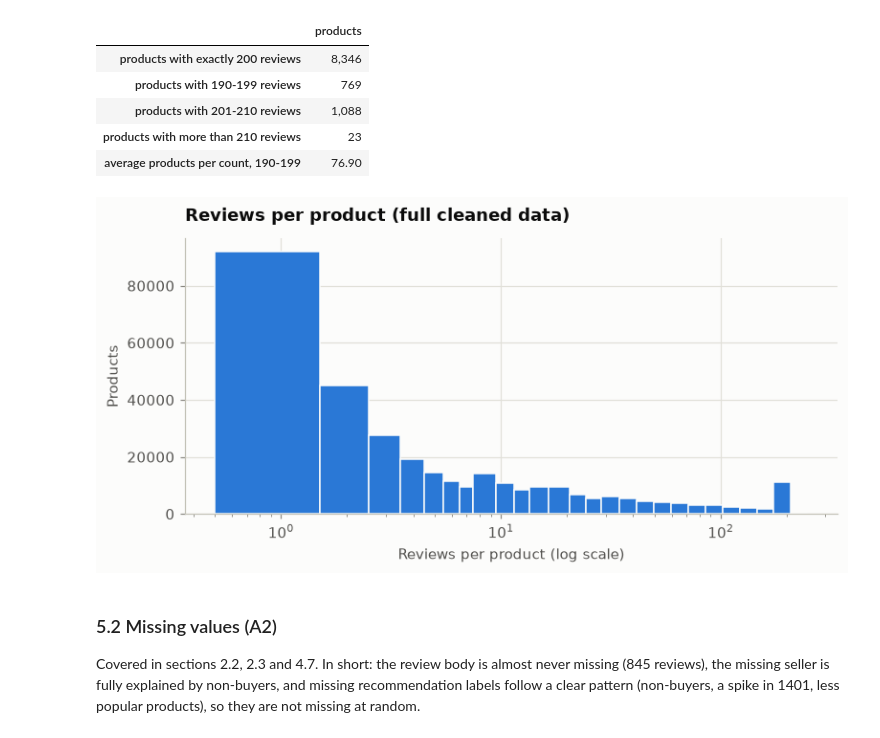
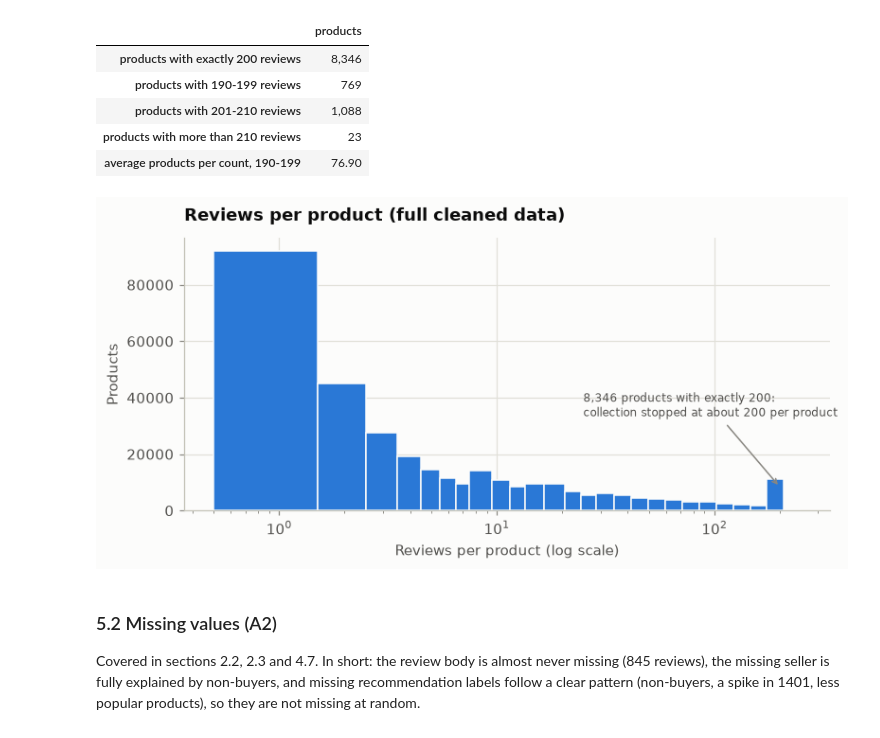
Before and after one commit to alidarviish/digikala-review-analysis, a Jupyter notebook: notebooks/01_descriptive_analysis.ipynb, the cells around one changed output. Cells and saved outputs as stored; diff of their text form; code cells hidden in the pictures.

```diff
--- a/notebooks/01_descriptive_analysis.ipynb
+++ b/notebooks/01_descriptive_analysis.ipynb
@@ -836,17 +836,26 @@ pd.Series(
 # %%
 # Bin edges sit between whole numbers, so every count of reviews falls clearly inside one bin
 edges = np.unique(np.round(np.logspace(0, np.log10(250), 32))) - 0.5
 
 fig, ax = plt.subplots(figsize=(8, 3.4))
 ax.hist(per_product, bins=edges, color=plotting.SERIES[0], edgecolor=plotting.SURFACE)
 ax.set_xscale("log")
 ax.set_xlabel("Reviews per product (log scale)")
 ax.set_ylabel("Products")
 ax.set_title("Reviews per product (full cleaned data)")
+capped = int((per_product == 200).sum())
+ax.annotate(
+    f"{capped:,} products with exactly 200:\ncollection stopped at about 200 per product",
+    xy=(200, capped),
+    xytext=(25, capped * 4),
+    fontsize=8,
+    color=plotting.INK_SECONDARY,
+    arrowprops={"arrowstyle": "->", "color": plotting.MUTED},
+)
 plotting.save(fig, "reviews_per_product")
 plt.show()
 # %% [output]
-[figure, old version]
+[figure, new version]
 # %% [markdown]
 ### 5.2 Missing values (A2)
 
```
Also changed, not shown: parts of 3 cells of this notebook, 11 other files.
